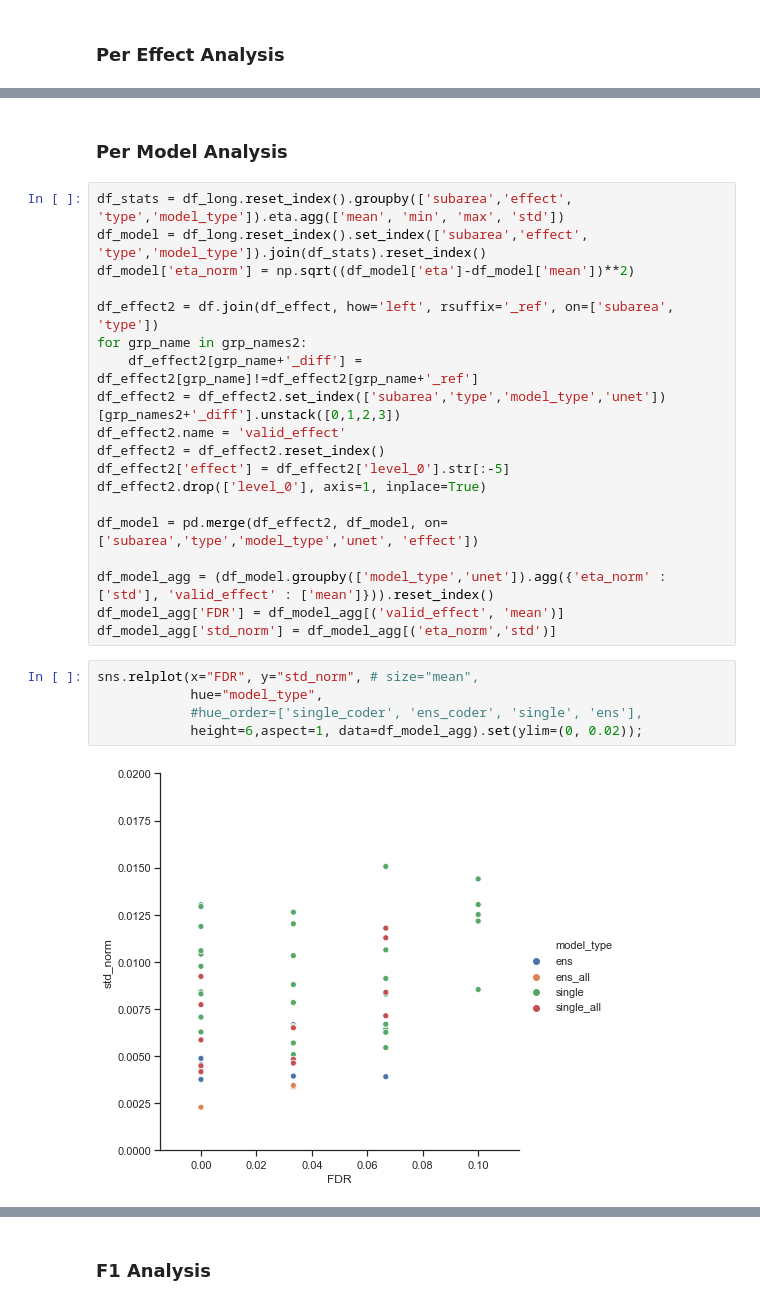
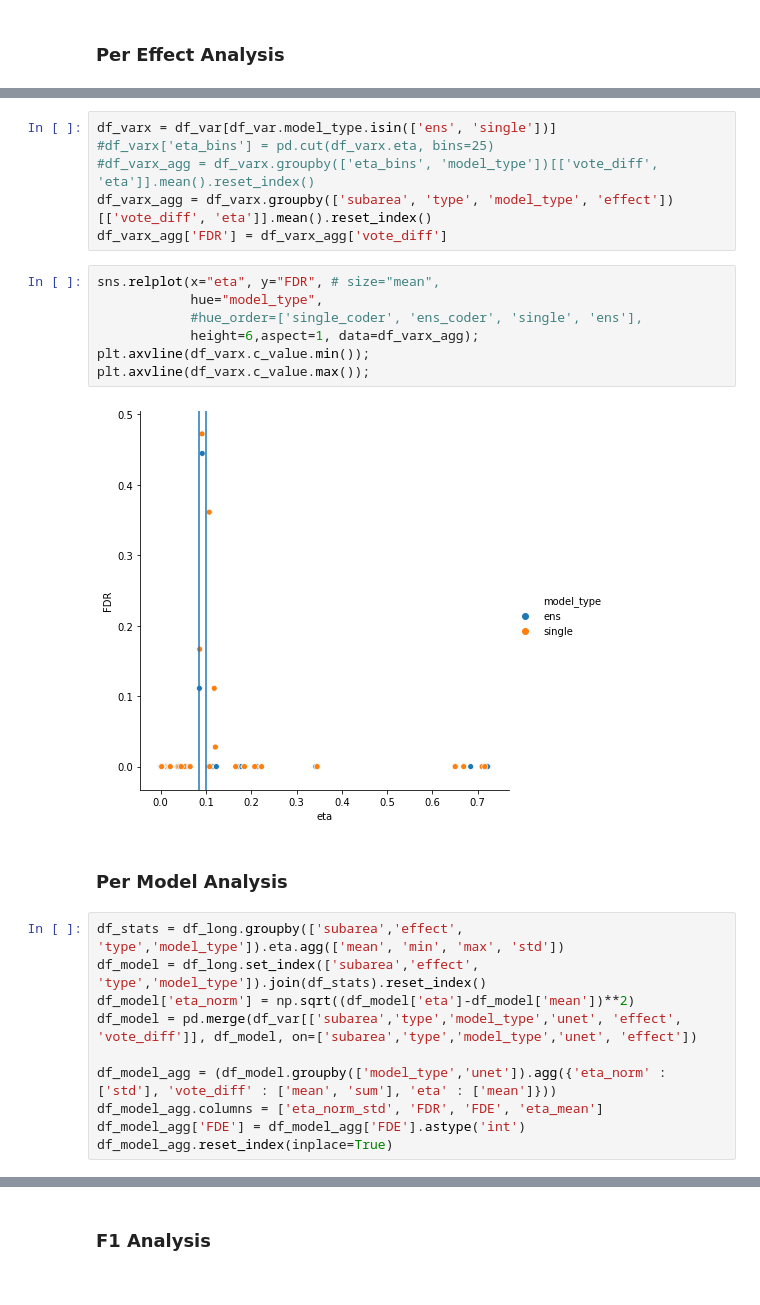
Before and after one commit to matjesg/bioimage_analysis, a Jupyter notebook: stat_eval.ipynb, the cells around one changed output, grey strips where cells are left out. Cells and saved outputs as stored; diff of their text form.

Commit message:
additional confidence levels

```diff
--- a/stat_eval.ipynb
+++ b/stat_eval.ipynb
@@ -200,28 +207,27 @@ sns.relplot(x="mean", y="std", size="FDR",
+# %%
+df_varx = df_var[df_var.model_type.isin(['ens', 'single'])]
+#df_varx['eta_bins'] = pd.cut(df_varx.eta, bins=25)
+#df_varx_agg = df_varx.groupby(['eta_bins', 'model_type'])[['vote_diff', 'eta']].mean().reset_index()
+df_varx_agg = df_varx.groupby(['subarea', 'type', 'model_type', 'effect'])[['vote_diff', 'eta']].mean().reset_index()
+df_varx_agg['FDR'] = df_varx_agg['vote_diff']
+# %%
+sns.relplot(x="eta", y="FDR", # size="mean",
+            hue="model_type",
+            #hue_order=['single_coder', 'ens_coder', 'single', 'ens'],
+            height=6,aspect=1, data=df_varx_agg);
+plt.axvline(df_varx.c_value.min());
+plt.axvline(df_varx.c_value.max());
+# %% [output]
+[figure, added]
 # %% [markdown]
 ### Per Model Analysis
 # %%
-df_stats = df_long.reset_index().groupby(['subarea','effect', 'type','model_type']).eta.agg(['mean', 'min', 'max', 'std'])
-df_model = df_long.reset_index().set_index(['subarea','effect', 'type','model_type']).join(df_stats).reset_index()
+df_stats = df_long.groupby(['subarea','effect', 'type','model_type']).eta.agg(['mean', 'min', 'max', 'std'])
+df_model = df_long.set_index(['subarea','effect', 'type','model_type']).join(df_stats).reset_index()
 df_model['eta_norm'] = np.sqrt((df_model['eta']-df_model['mean'])**2)
+df_model = pd.merge(df_var[['subarea','type','model_type','unet', 'effect', 'vote_diff']], df_model, on=['subarea','type','model_type','unet', 'effect'])
 
-df_effect2 = df.join(df_effect, how='left', rsuffix='_ref', on=['subarea', 'type'])
-for grp_name in grp_names2:
-    df_effect2[grp_name+'_diff'] = df_effect2[grp_name]!=df_effect2[grp_name+'_ref']
-df_effect2 = df_effect2.set_index(['subarea','type','model_type','unet'])[grp_names2+'_diff'].unstack([0,1,2,3])
-df_effect2.name = 'valid_effect'
-df_effect2 = df_effect2.reset_index()
-df_effect2['effect'] = df_effect2['level_0'].str[:-5]
-df_effect2.drop(['level_0'], axis=1, inplace=True)
-
-df_model = pd.merge(df_effect2, df_model, on=['subarea','type','model_type','unet', 'effect'])
-
-df_model_agg = (df_model.groupby(['model_type','unet']).agg({'eta_norm' : ['std'], 'valid_effect' : ['mean']})).reset_index()
-df_model_agg['FDR'] = df_model_agg[('valid_effect', 'mean')]
-df_model_agg['std_norm'] = df_model_agg[('eta_norm','std')]
+df_model_agg = (df_model.groupby(['model_type','unet']).agg({'eta_norm' : ['std'], 'vote_diff' : ['mean', 'sum'], 'eta' : ['mean']}))
+df_model_agg.columns = ['eta_norm_std', 'FDR', 'FDE', 'eta_mean']
+df_model_agg['FDE'] = df_model_agg['FDE'].astype('int')
+df_model_agg.reset_index(inplace=True)
-# %%
-sns.relplot(x="FDR", y="std_norm", # size="mean",
-            hue="model_type",
-            #hue_order=['single_coder', 'ens_coder', 'single', 'ens'],
-            height=6,aspect=1, data=df_model_agg).set(ylim=(0, 0.02));
-# %% [output]
-[figure, removed]
```
Also changed, not shown: parts of 62 cells of this notebook.
